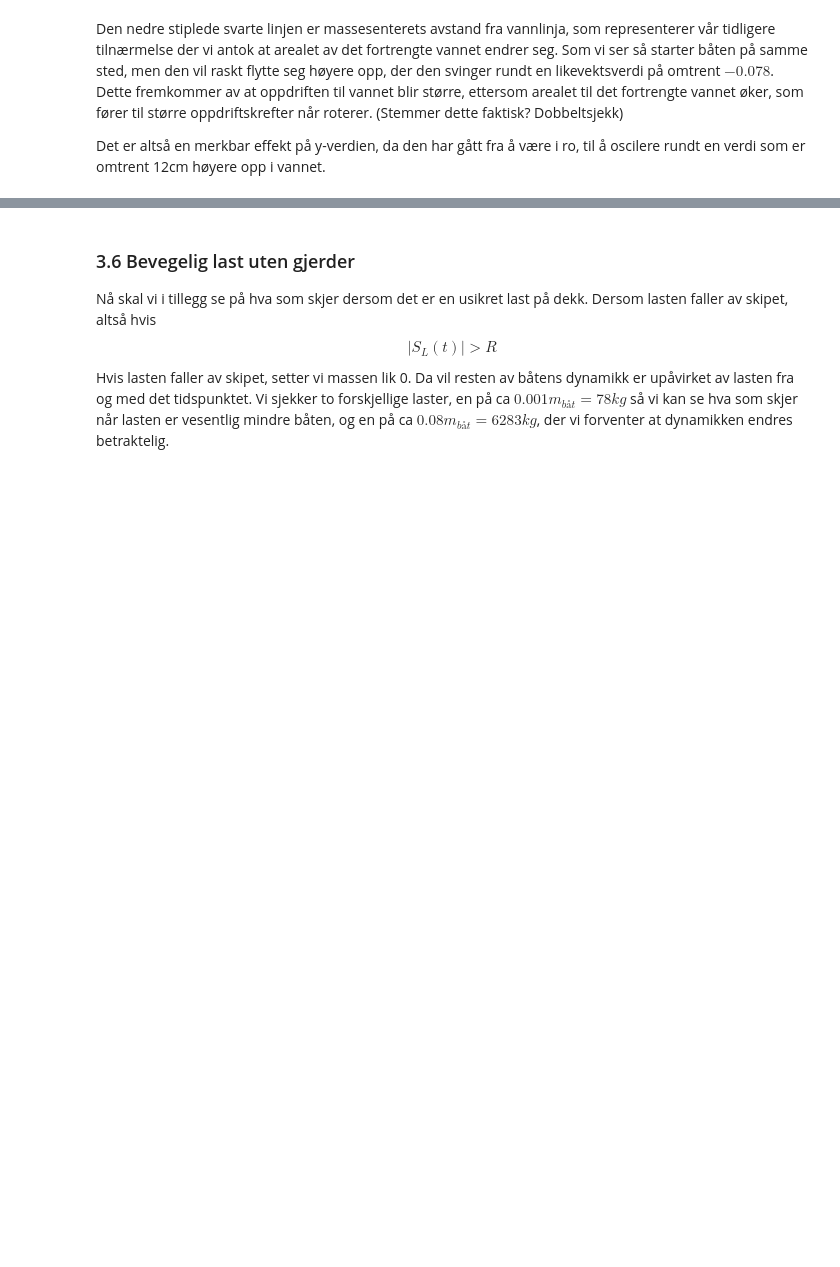
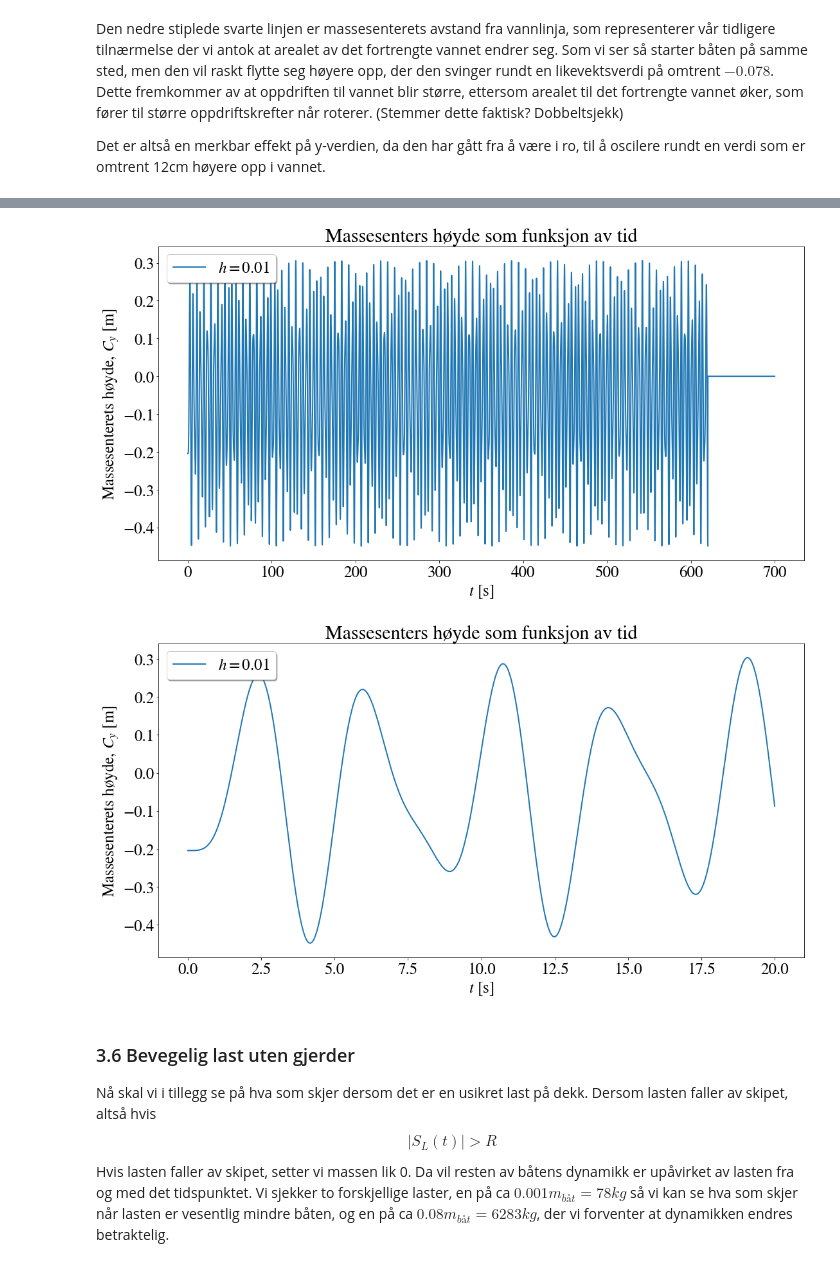
Before and after one commit to emiljonsrud/vitberr_prosjekt2_tekfys, a Jupyter notebook: leveringsfil.ipynb, the cells around one changed output, grey strips where cells are left out. Cells and saved outputs as stored; diff of their text form; code cells hidden in the pictures; blank space fills up the shorter version.

```diff
--- a/leveringsfil.ipynb
+++ b/leveringsfil.ipynb
@@ -1162,53 +1151,63 @@ For å finne den laveste $\omega$ -verdien som kantrer, prøvde vi oss først fr
 #omega_lowest = 0.4335
 #omega_lowest = 0.432
 
-def oppg_2c():
-
-    w_start_vals = [0, 0.4315, 0, 0, 0, 0, 0, 0]
+def lowest_omega():
 
     F_0 = 0
     k_f = 0
-
-    t_end = 100
+    t_end = 700
     h_step = 0.01
     m_boat = A_s*sigma
     m_L = 0*m_boat
     omega_0 = np.sqrt((m_boat*g*h)/calculate_I_c(0, 0))
     omega_w = 0.93*omega_0
 
-    #denne koden funker men er litt shit, skal vi beholde den, nå som vi fant den laveste verdien?
+    #Inefficient brute to find the lowest omega value
     def find_omega_lowest():
         def capsize_check(theta_arr):
             return np.pi/2 in np.abs(theta_arr)
-        omega_candidates,step = np.linspace(0.43,0.433,1000,retstep=True)
+        omega_candidates,step = np.linspace(0.42,0.44,10,retstep=True)
         for omega in omega_candidates:
             w_start_vals = [0, omega, 0, 0, 0, 0, 0, 0]
             t_num, w_num = universal_func(w_start_vals, t_end, h_step, F_0, k_f, omega_w, m_boat, m_L)
             previous_omega = 0
             if capsize_check(w_num[0]):
-                print("tilt: ", omega)
-                previous_omega = omega
+                previous_omega = omega-step
             else:
-                print("not tilt")
-                print("Not tilted:" ,omega)
-                print("njdj")
-                return omega+474*step
-    lowest_omega = find_omega_lowest()
-    #lowest_omega = 0.43142342342342344
-    print("lowest omega: ", lowest_omega)
+
+                return omega
+    #lowest_omega = find_omega_lowest()
+    lowest_omega = 0.43142342342342344
     w_start_vals = [0, lowest_omega, 0, 0, 0, 0, 0, 0]
-    t_end = 700
     t_num, w_num = universal_func(w_start_vals, t_end, h_step, F_0, k_f, omega_w, m_boat, m_L)
 
 
 
 
     np.savez(
             'simulation_data/2c',
             t_num = t_num,
             w_num = w_num
 
             )
     y_num = w_num[3]
     plot_func(t_num, [y_num], [f"$h = 0.01$"], "Massesenters høyde som funksjon av tid", '$t$ [s]', r'Massesenterets høyde, $C_y$ [m]')
-# oppg_2c()
+lowest_omega()
+def lowest_omega_20seconds():
+    F_0 = 0
+    k_f = 0
+    t_end = 20
+    h_step = 0.01
+    m_boat = A_s*sigma
+    m_L = 0*m_boat
+    omega_0 = np.sqrt((m_boat*g*h)/calculate_I_c(0, 0))
+    omega_w = 0.93*omega_0
+    lowest_omega = 0.432
+    w_start_vals = [0, lowest_omega, 0, 0, 0, 0, 0, 0]
+    t_num, w_num = universal_func(w_start_vals, t_end, h_step, F_0, k_f, omega_w, m_boat, m_L)
+    plot_func(t_num, [w_num[3]], [f"$h = 0.01$"], "Massesenters høyde som funksjon av tid", '$t$ [s]', r'Massesenterets høyde, $C_y$ [m]')
+
+lowest_omega_20seconds()
+# %% [output]
+[figure, added]
+[figure, added]
```
Also changed, not shown: parts of 9 cells of this notebook, 1 other file.
